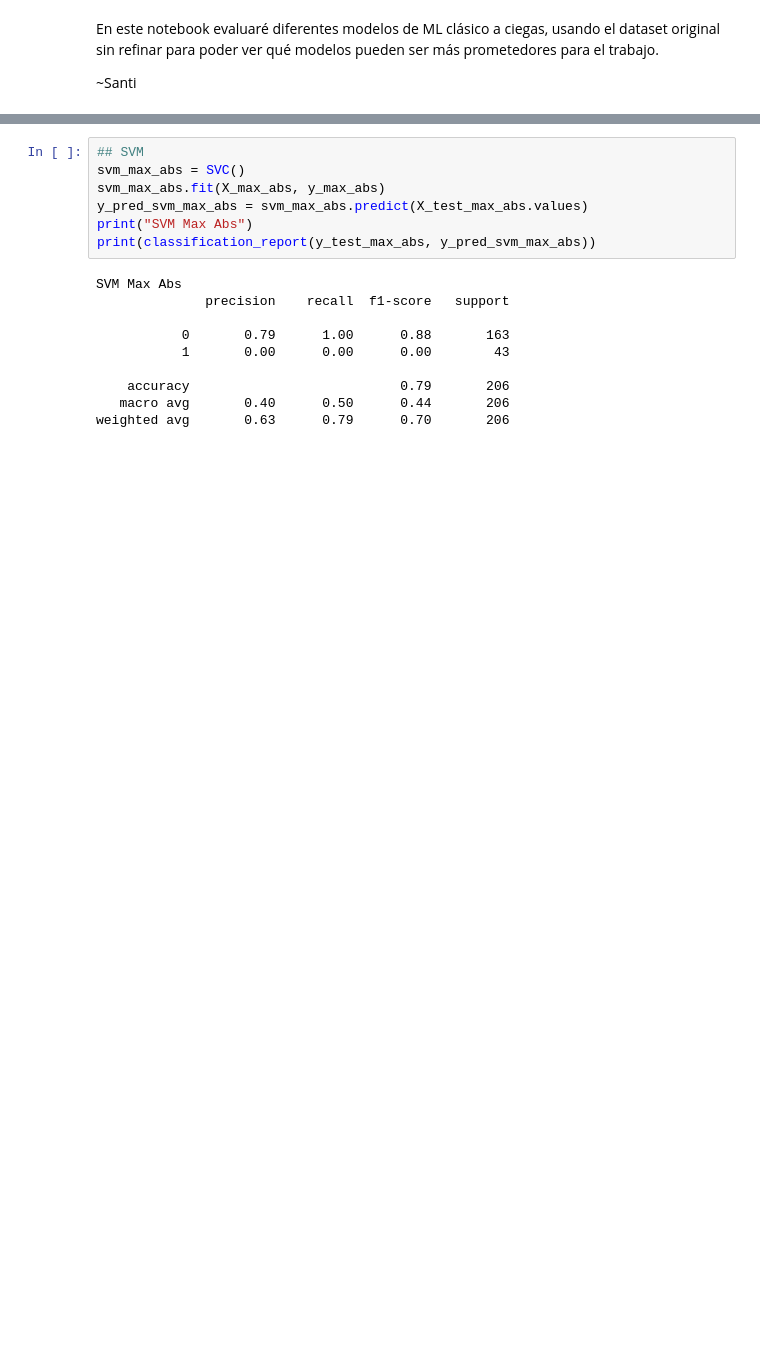
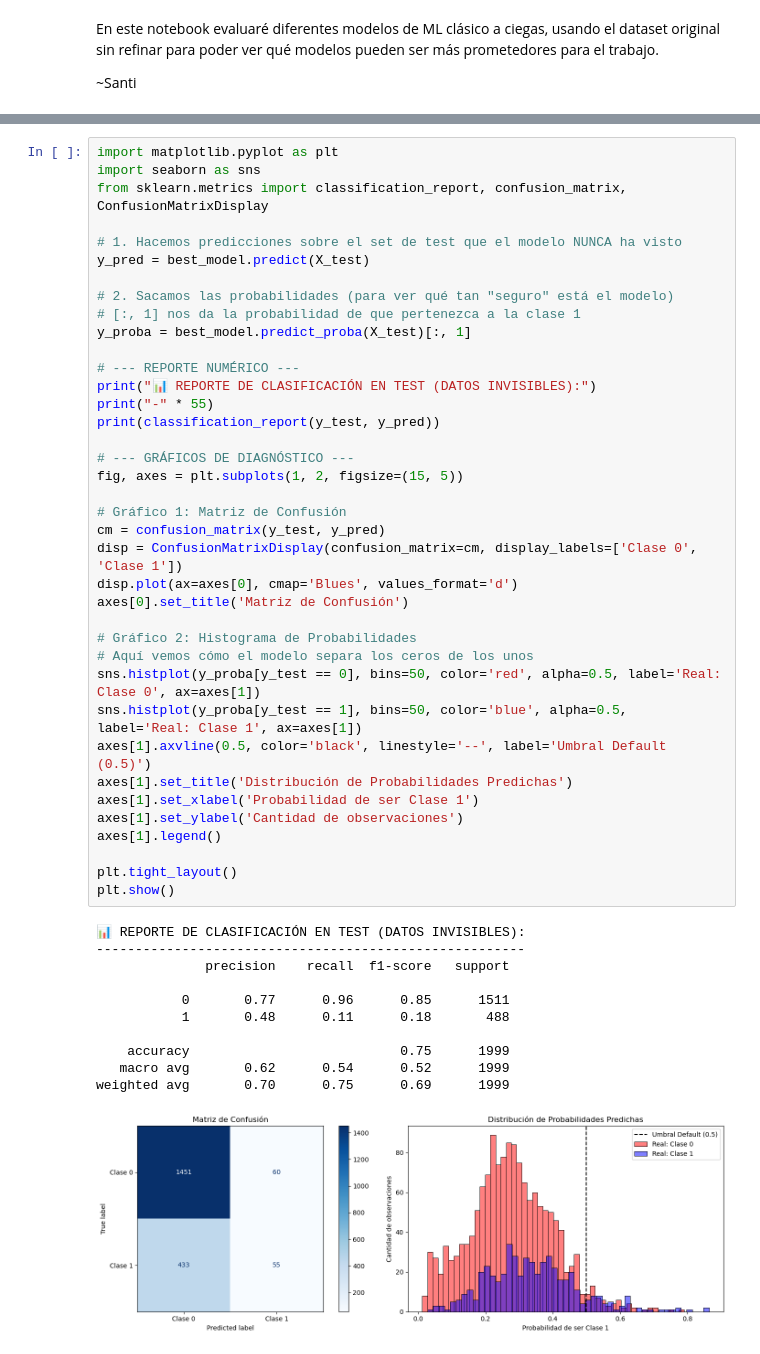
Before and after one commit to marrtinpenedo/PLUTO, a Jupyter notebook: notebooks/pruebas_clasif_rawdata.ipynb, the cells around one changed output, grey strips where cells are left out. Drawn from its saved outputs; the diff is of its cells as text; blank space fills up the shorter version.

```diff
--- a/notebooks/pruebas_clasif_rawdata.ipynb
+++ b/notebooks/pruebas_clasif_rawdata.ipynb
@@ -74,17 +136,50 @@ Mejor combinación de hiperparámetros para KNN Max Abs: {'n_neighbors': 21, 'we
-# %%
-## SVM
-svm_max_abs = SVC()
-svm_max_abs.fit(X_max_abs, y_max_abs)
-y_pred_svm_max_abs = svm_max_abs.predict(X_test_max_abs.values)
-print("SVM Max Abs")
-print(classification_report(y_test_max_abs, y_pred_svm_max_abs))
-# %% [output]
-SVM Max Abs
-              precision    recall  f1-score   support
-
-           0       0.79      1.00      0.88       163
-           1       0.00      0.00      0.00        43
-
-    accuracy                           0.79       206
-   macro avg       0.40      0.50      0.44       206
-weighted avg       0.63      0.79      0.70       206
+# %%
+import matplotlib.pyplot as plt
+import seaborn as sns
+from sklearn.metrics import classification_report, confusion_matrix, ConfusionMatrixDisplay
+
+# 1. Hacemos predicciones sobre el set de test que el modelo NUNCA ha visto
+y_pred = best_model.predict(X_test)
+
+# 2. Sacamos las probabilidades (para ver qué tan "seguro" está el modelo)
+# [:, 1] nos da la probabilidad de que pertenezca a la clase 1
+y_proba = best_model.predict_proba(X_test)[:, 1]
+
+# --- REPORTE NUMÉRICO ---
+print("📊 REPORTE DE CLASIFICACIÓN EN TEST (DATOS INVISIBLES):")
+print("-" * 55)
+print(classification_report(y_test, y_pred))
+
+# --- GRÁFICOS DE DIAGNÓSTICO ---
+fig, axes = plt.subplots(1, 2, figsize=(15, 5))
+
+# Gráfico 1: Matriz de Confusión
+cm = confusion_matrix(y_test, y_pred)
+disp = ConfusionMatrixDisplay(confusion_matrix=cm, display_labels=['Clase 0', 'Clase 1'])
+disp.plot(ax=axes[0], cmap='Blues', values_format='d')
+axes[0].set_title('Matriz de Confusión')
+
+# Gráfico 2: Histograma de Probabilidades
+# Aquí vemos cómo el modelo separa los ceros de los unos
+sns.histplot(y_proba[y_test == 0], bins=50, color='red', alpha=0.5, label='Real: Clase 0', ax=axes[1])
+sns.histplot(y_proba[y_test == 1], bins=50, color='blue', alpha=0.5, label='Real: Clase 1', ax=axes[1])
+axes[1].axvline(0.5, color='black', linestyle='--', label='Umbral Default (0.5)')
+axes[1].set_title('Distribución de Probabilidades Predichas')
+axes[1].set_xlabel('Probabilidad de ser Clase 1')
+axes[1].set_ylabel('Cantidad de observaciones')
+axes[1].legend()
+
+plt.tight_layout()
+plt.show()
+# %% [output]
+📊 REPORTE DE CLASIFICACIÓN EN TEST (DATOS INVISIBLES):
+-------------------------------------------------------
+              precision    recall  f1-score   support
+
+           0       0.77      0.96      0.85      1511
+           1       0.48      0.11      0.18       488
+
+    accuracy                           0.75      1999
+   macro avg       0.62      0.54      0.52      1999
+weighted avg       0.70      0.75      0.69      1999
+[figure, added]
```
Also changed, not shown: parts of 15 cells of this notebook, 9 other files.
